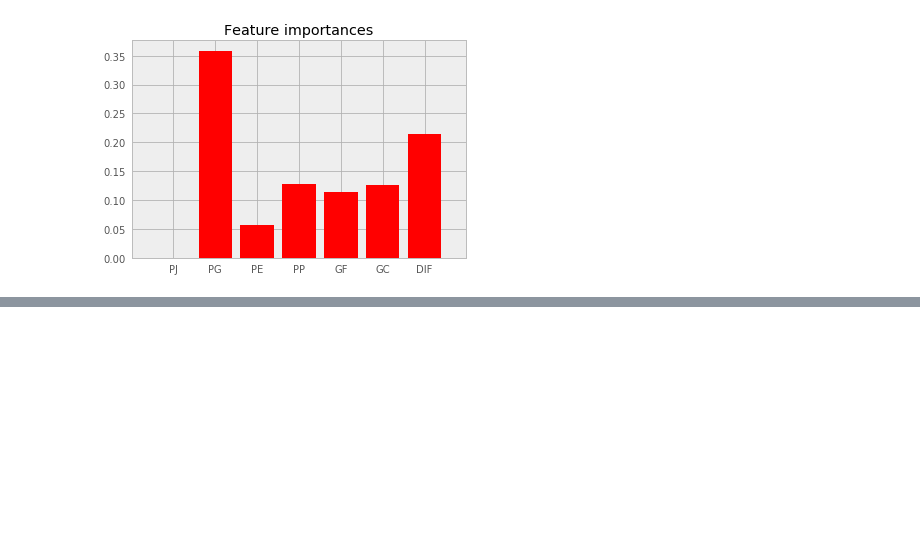
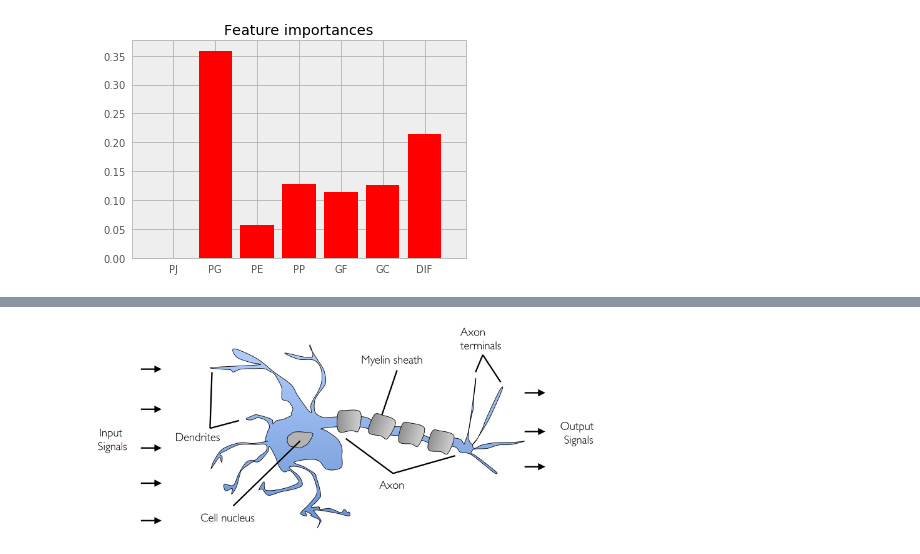
Before and after one commit to jaimevalero/python-machine-learning-book-2nd-edition, a Jupyter notebook: ejercicios/Ejercicio 2 - Feature importances.ipynb, the cells around one changed output, grey strips where cells are left out. Saved outputs shown, nothing was run; the diff lists cells and outputs as text; code cells hidden in the pictures; blank space fills up the shorter version.

Commit message:
Excercise relative importance of features

```diff
--- a/ejercicios/Ejercicio 2 - Feature importances.ipynb
+++ b/ejercicios/Ejercicio 2 - Feature importances.ipynb
@@ -219,0 +235,5 @@ Son los partidos ganados PG , y meter mas goles de los que te meten DIF.
+# %%
+from IPython.display import Image
+Image(filename='../code/ch02/images/02_01.png', width=500)
+# %% [output]
+[figure, added]
```
Also changed, not shown: parts of 6 cells of this notebook.
